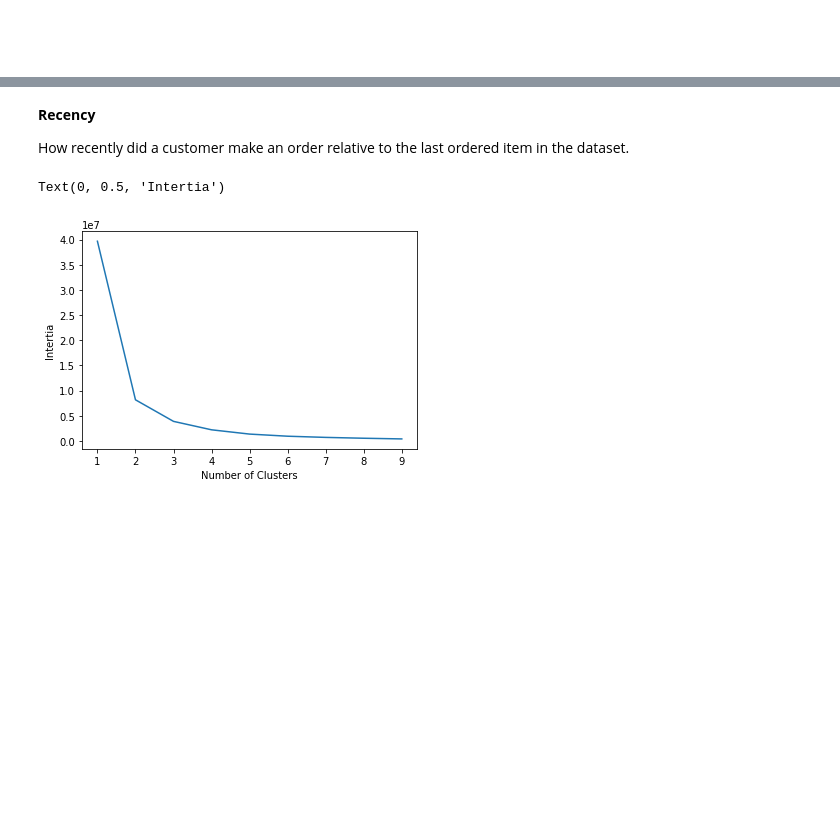
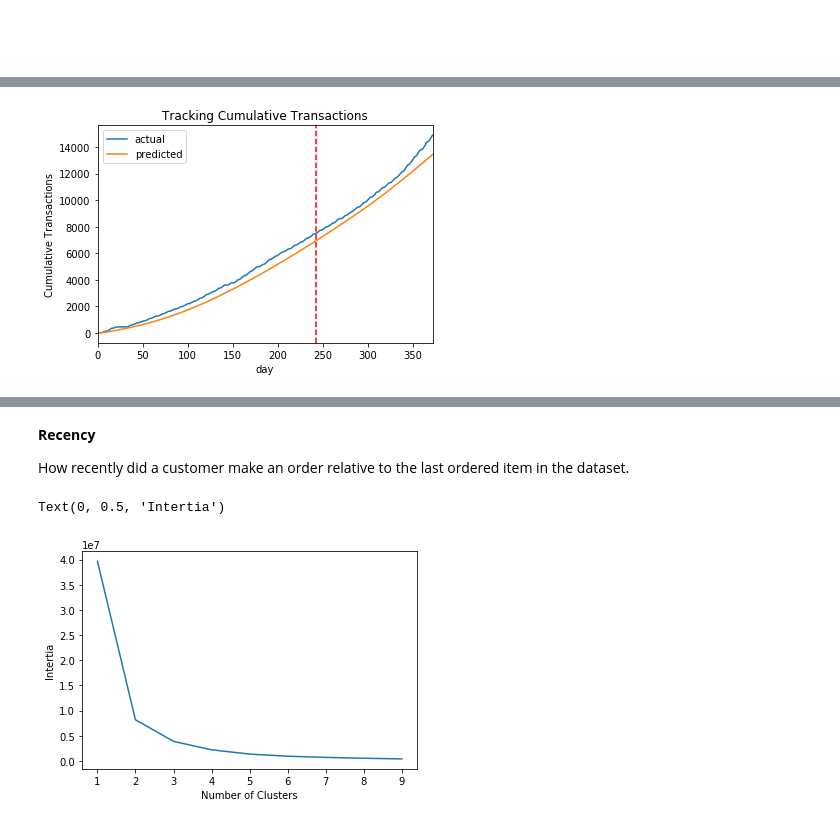
Before and after one commit to W-Tran/Online-Retail, a Jupyter notebook: online_retail.ipynb, the cells around one changed output, grey strips where cells are left out. Cells and saved outputs as stored; diff of their text form; code cells hidden in the pictures; blank space fills up the shorter version.

```diff
--- a/online_retail.ipynb
+++ b/online_retail.ipynb
@@ -476,0 +679,13 @@ I calculated the fraction of customers retained from each month **who has been a
+# %%
+t = (transaction_df.InvoiceDate.max()-transaction_df.InvoiceDate.min()).days
+t_cal = (pd.datetime(2011, 8, 1) - transaction_df.InvoiceDate.min()).days
+
+ltp.plot_cumulative_transactions(bgf,
+                                 transaction_df,
+                                 'InvoiceDate',
+                                 'CustomerID',
+                                 t,
+                                 t_cal,
+                                );
+# %% [output]
+[figure, added]
```
Also changed, not shown: parts of 91 cells of this notebook.
